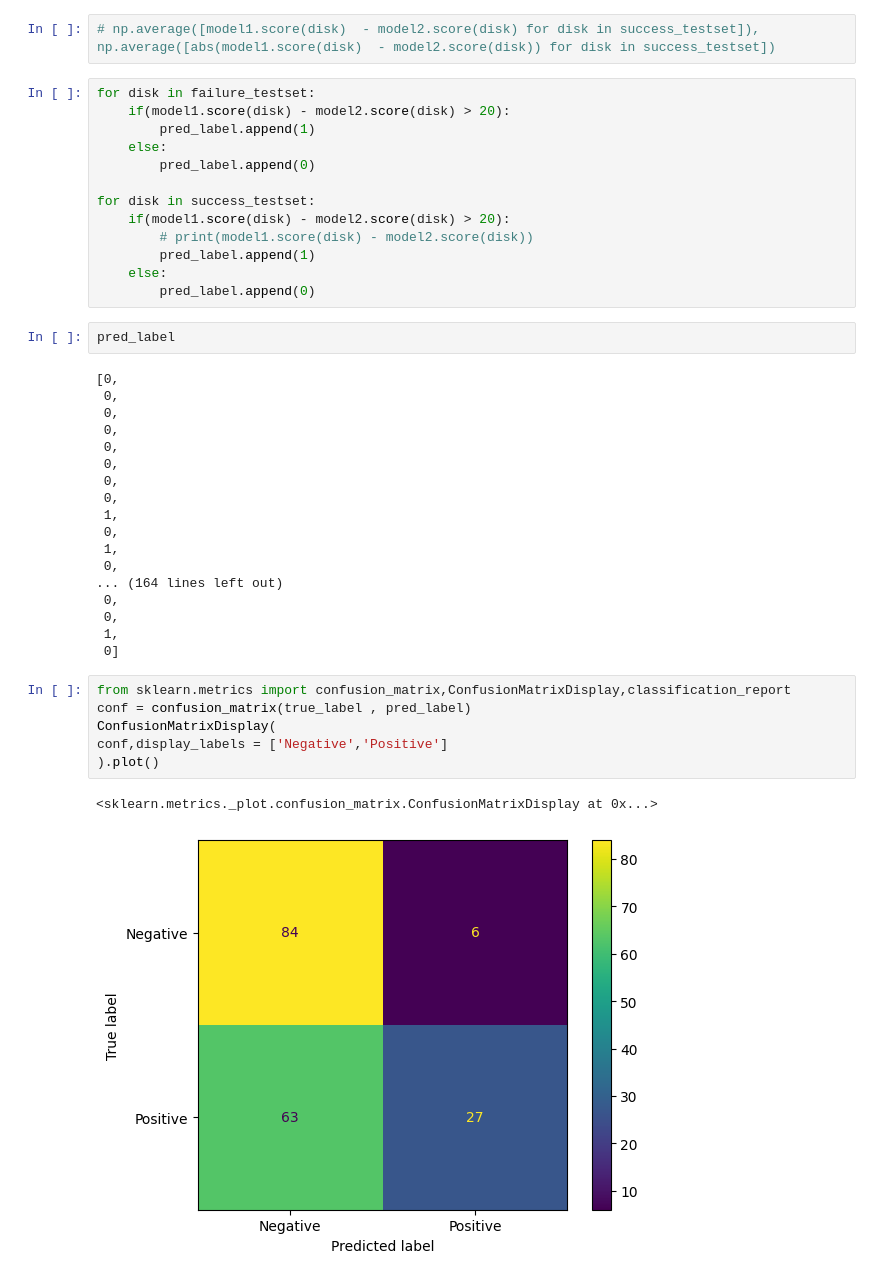
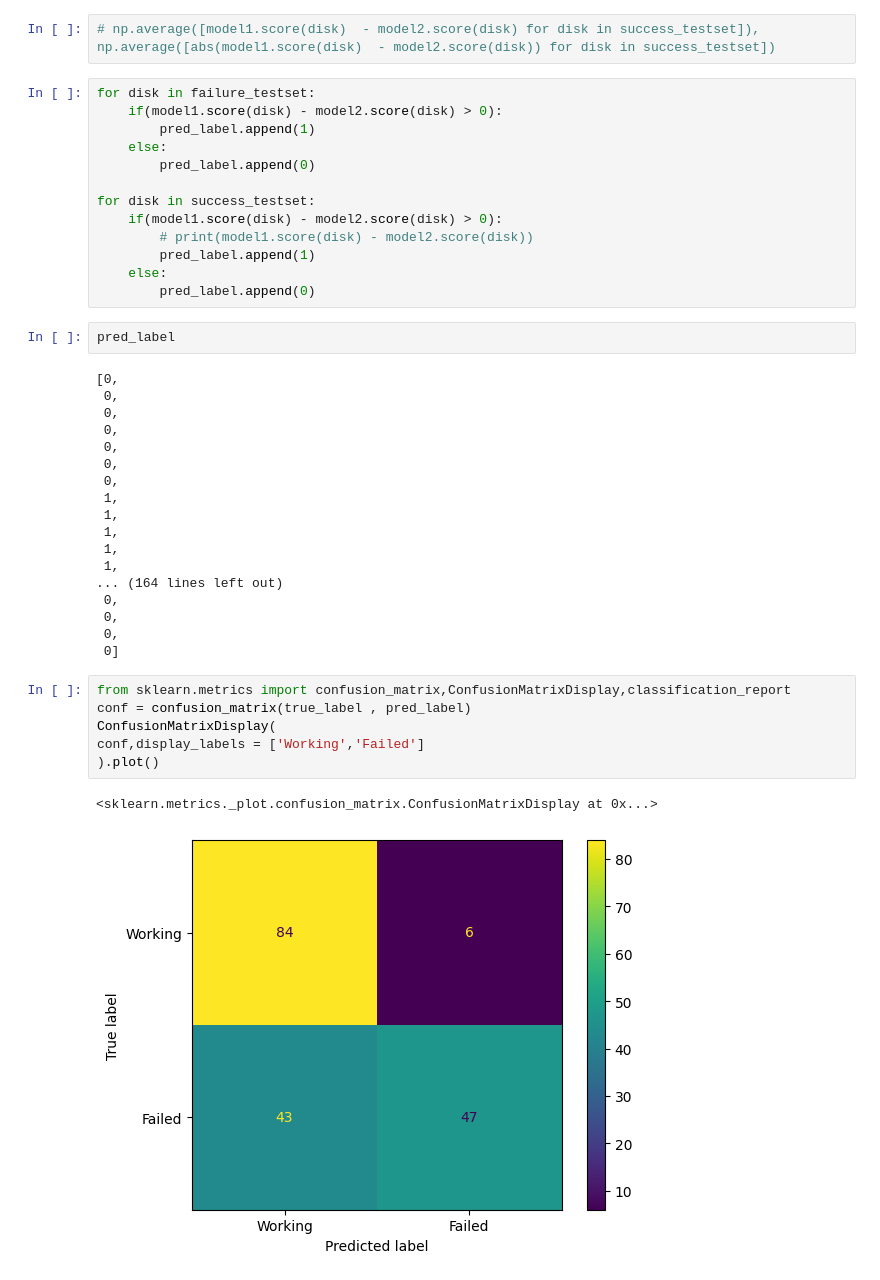
Before and after one commit to ronithrnair/HMM-for-HDD-Failure, a Jupyter notebook: HMM-for-HDD-Failure/src/Markov_HDD.ipynb, the cells around one changed output. Cells and saved outputs as stored; diff of their text form.

```diff
--- a/HMM-for-HDD-Failure/src/Markov_HDD.ipynb
+++ b/HMM-for-HDD-Failure/src/Markov_HDD.ipynb
@@ -238,13 +238,13 @@ success_testset = split_concatenated_arrays(success_test,success_test_len[:len(f
 # np.average([model1.score(disk)  - model2.score(disk) for disk in success_testset]), np.average([abs(model1.score(disk)  - model2.score(disk)) for disk in success_testset])
 # %%
 for disk in failure_testset:
-    if(model1.score(disk) - model2.score(disk) > 20):
+    if(model1.score(disk) - model2.score(disk) > 0):
         pred_label.append(1)
     else:
         pred_label.append(0)
 
 for disk in success_testset:
-    if(model1.score(disk) - model2.score(disk) > 20):
+    if(model1.score(disk) - model2.score(disk) > 0):
         # print(model1.score(disk) - model2.score(disk))
         pred_label.append(1)
     else:
@@ -259,25 +259,25 @@ pred_label
  0,
  0,
  0,
- 0,
  1,
- 0,
  1,
- 0,
+ 1,
+ 1,
+ 1,
 ... (164 lines left out)
  0,
  0,
- 1,
+ 0,
  0]
 # %%
 from sklearn.metrics import confusion_matrix,ConfusionMatrixDisplay,classification_report
 conf = confusion_matrix(true_label , pred_label)
 ConfusionMatrixDisplay(
-conf,display_labels = ['Negative','Positive']
+conf,display_labels = ['Working','Failed']
 ).plot()
 # %% [output]
 <sklearn.metrics._plot.confusion_matrix.ConfusionMatrixDisplay at 0x...>
-[figure, old version]
+[figure, new version]
 # %%
 print(classification_report(true_label , pred_label))
 # %% [output]
```
Also changed, not shown: parts of 4 cells of this notebook.
